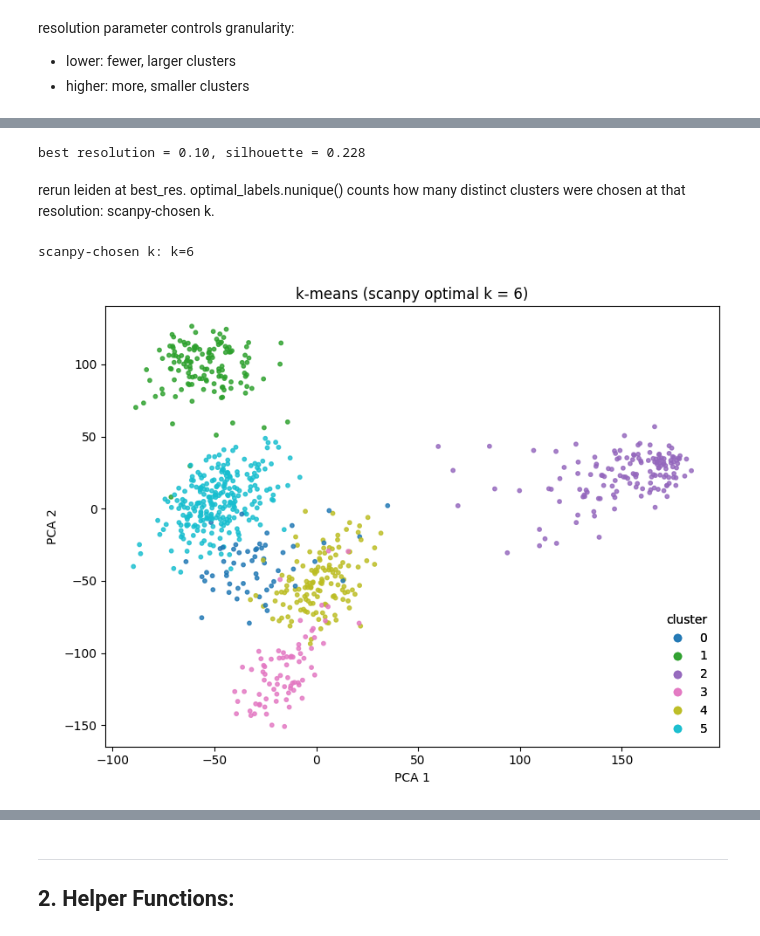
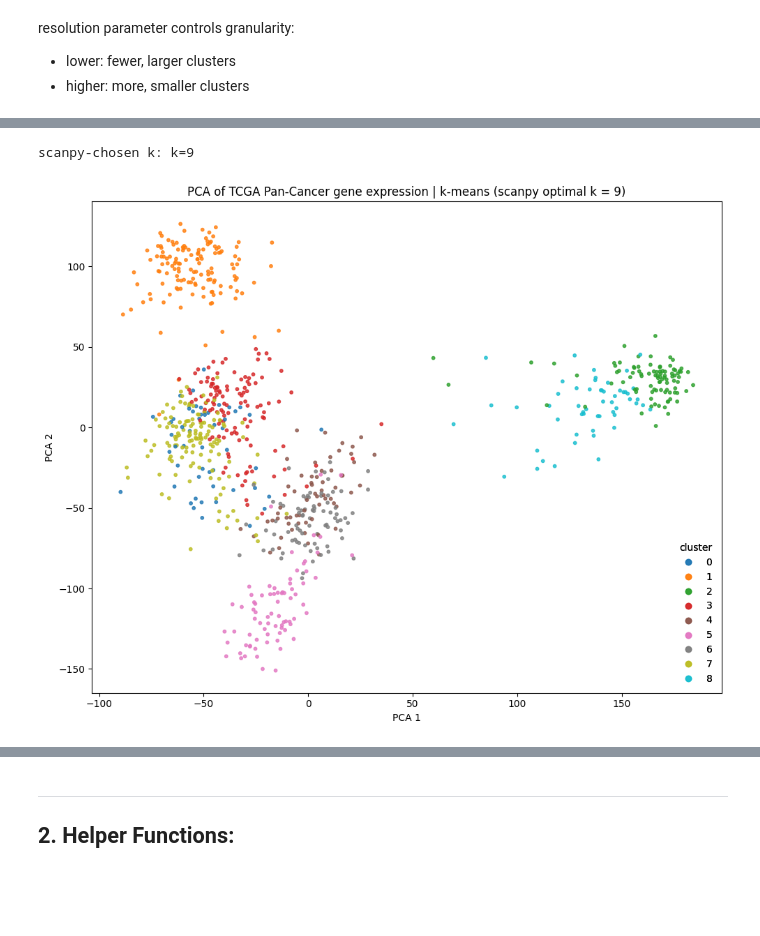
Before and after one commit to DataSlingers/CARVE, a Jupyter notebook: SketchV2_Lecture.ipynb, the cells around one changed output, grey strips where cells are left out. Saved outputs shown, nothing was run; the diff lists cells and outputs as text; code cells hidden in the pictures; blank space fills up the shorter version.

```diff
--- a/SketchV2_Lecture.ipynb
+++ b/SketchV2_Lecture.ipynb
@@ -331,48 +352,39 @@ for res in resolutions:
 # %%
-best_idx = np.argmax(sil_scores)
-best_res = resolutions[best_idx]
-print(f"best resolution = {best_res:.2f}, silhouette = {sil_scores[best_idx]:.3f}")
+sc.pp.neighbors(adata, n_neighbors=15, n_pcs=None, method='umap', random_state=0)
+sc.tl.leiden(adata, resolution=1, random_state=0, key_added='leiden_opt', n_iterations=-1)
+labels = adata.obs['leiden_opt'].astype(int)
+optimal_k = labels.nunique()
+print(f"scanpy-chosen k: k={optimal_k}")
 # %% [output]
-best resolution = 0.10, silhouette = 0.228
+scanpy-chosen k: k=9
-# %% [markdown]
-rerun leiden at best_res.
-optimal_labels.nunique() counts how many distinct clusters were chosen at that resolution: scanpy-chosen k.
-# %%
-sc.tl.leiden(adata, resolution=best_res, key_added='leiden_opt')
-optimal_labels = adata.obs['leiden_opt'].astype(int)
-optimal_k = optimal_labels.nunique()
-print(f"scanpy-chosen k: k={optimal_k}")
-# %% [output]
-scanpy-chosen k: k=6
+# %%
+kmeans = KMeans(n_clusters=optimal_k, random_state=RANDOM_SEED)
+clusters = kmeans.fit_predict(X)
 # %%
 pca = PCA(n_components=2, random_state=RANDOM_SEED)
 X_pca = pca.fit_transform(X)
 
-k = optimal_k
-kmeans = KMeans(n_clusters=k, random_state=RANDOM_SEED)
-clusters = kmeans.fit_predict(X)
-
-fig, ax = plt.subplots(figsize=(8, 6))
+fig, ax = plt.subplots(figsize=(10, 8))
 scatter = ax.scatter(
     X_pca[:, 0], X_pca[:, 1],
     c=clusters,
     s=10,
     alpha=0.8,
     cmap='tab10'
 )
-ax.set_title(f'k-means (scanpy optimal k = {k})')
+ax.set_title(f'PCA of TCGA Pan-Cancer gene expression | k-means (scanpy optimal k = {optimal_k})')
 ax.set_xlabel('PCA 1')
 ax.set_ylabel('PCA 2')
 
 legend1 = ax.legend(
     *scatter.legend_elements(),
     title="cluster",
     loc='lower right',
     frameon=False
 )
 ax.add_artist(legend1)
 
 plt.tight_layout()
 plt.show()
 # %% [output]
-[figure, old version]
+[figure, new version]
```
Also changed, not shown: parts of 24 cells of this notebook.
